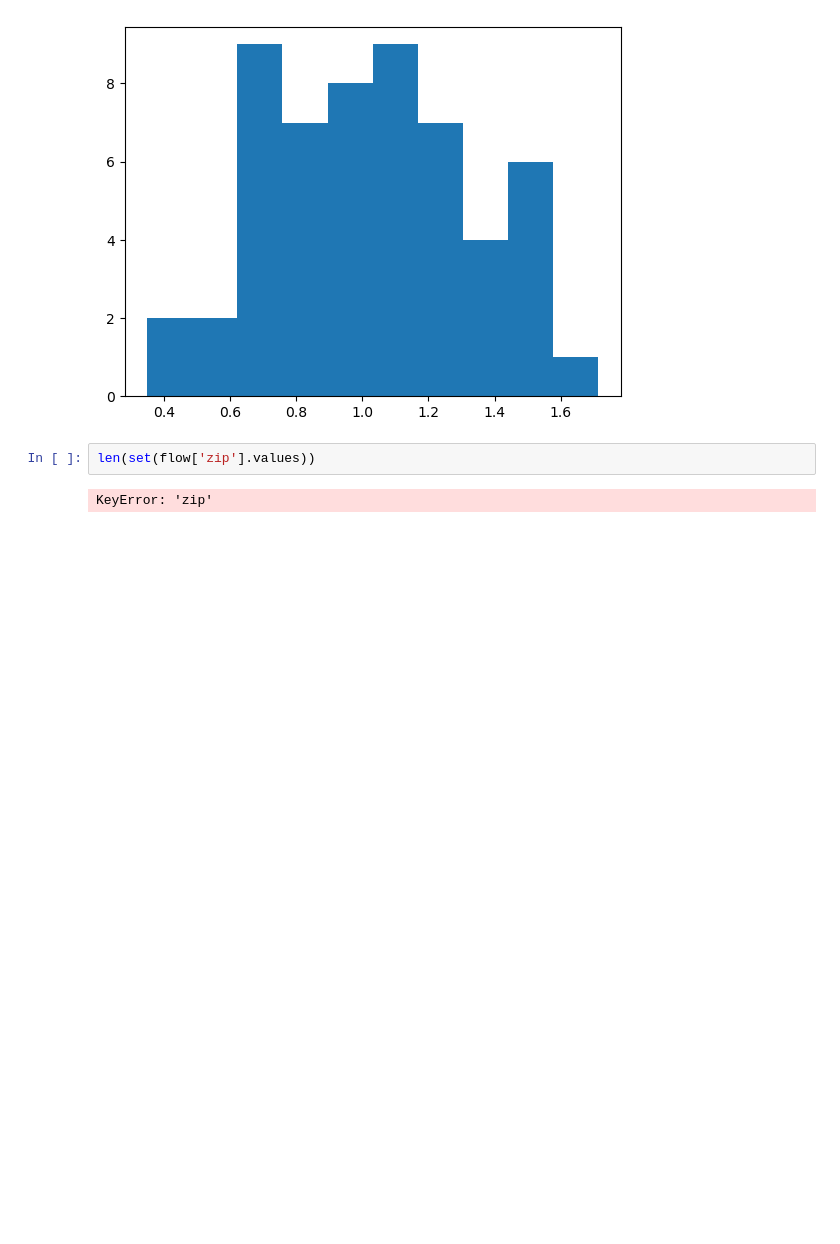
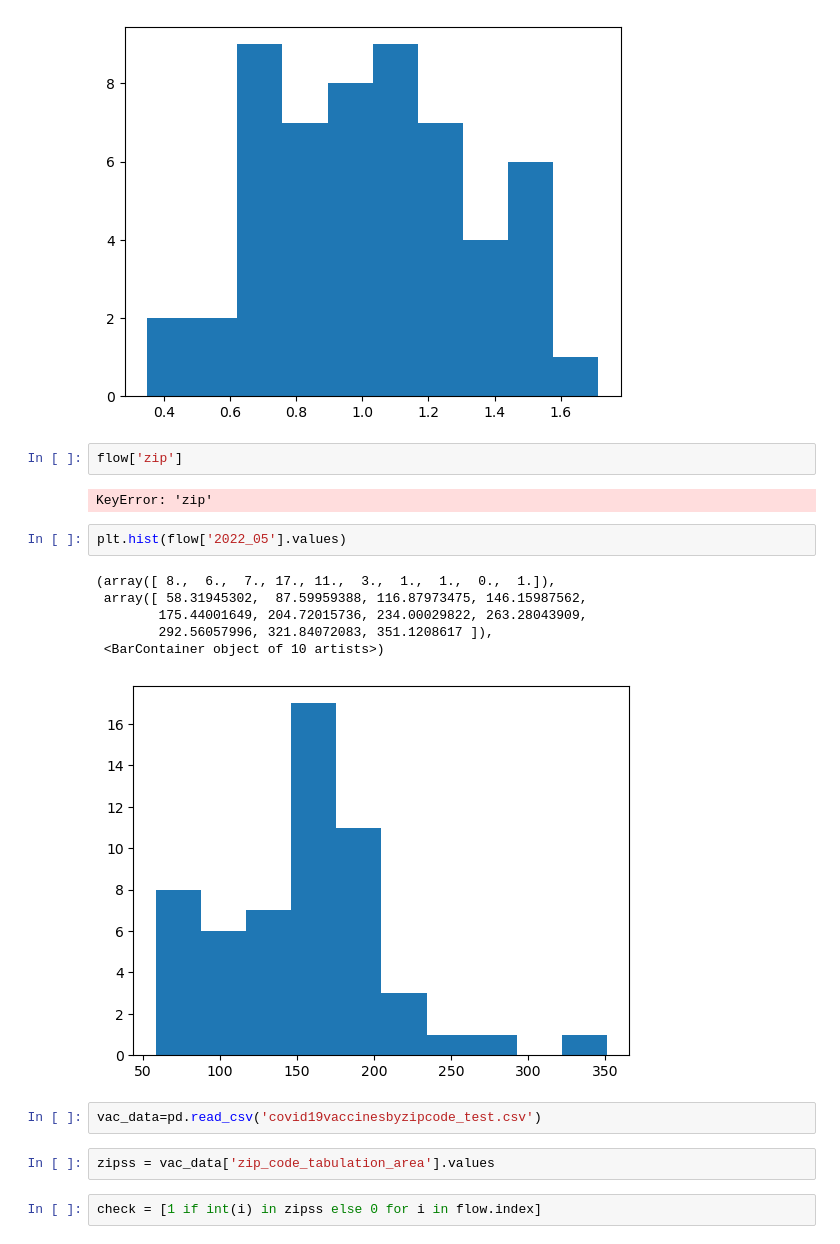
Before and after one commit to suyanpengzhang/Traffic-Analysis, a Jupyter notebook: Regression Sensors -- Zip Code Level.ipynb, the cells around one changed output. Saved outputs shown, nothing was run; the diff lists cells and outputs as text; blank space fills up the shorter version.

```diff
--- a/Regression Sensors -- Zip Code Level.ipynb
+++ b/Regression Sensors -- Zip Code Level.ipynb
@@ -471,7 +471,22 @@ plt.hist(flow['average_percentage_change'])
         1.71315765]),
  <BarContainer object of 10 artists>)
 [figure]
-# %%
-len(set(flow['zip'].values))
-# %% [output]
-KeyError: 'zip'
+# %%
+flow['zip']
+# %% [output]
+KeyError: 'zip'
+# %%
+plt.hist(flow['2022_05'].values)
+# %% [output]
+(array([ 8.,  6.,  7., 17., 11.,  3.,  1.,  1.,  0.,  1.]),
+ array([ 58.31945302,  87.59959388, 116.87973475, 146.15987562,
+        175.44001649, 204.72015736, 234.00029822, 263.28043909,
+        292.56057996, 321.84072083, 351.1208617 ]),
+ <BarContainer object of 10 artists>)
+[figure, added]
+# %%
+vac_data=pd.read_csv('covid19vaccinesbyzipcode_test.csv')
+# %%
+zipss = vac_data['zip_code_tabulation_area'].values
+# %%
+check = [1 if int(i) in zipss else 0 for i in flow.index]
```
Also changed, not shown: parts of 8 cells of this notebook, 2 other files.
